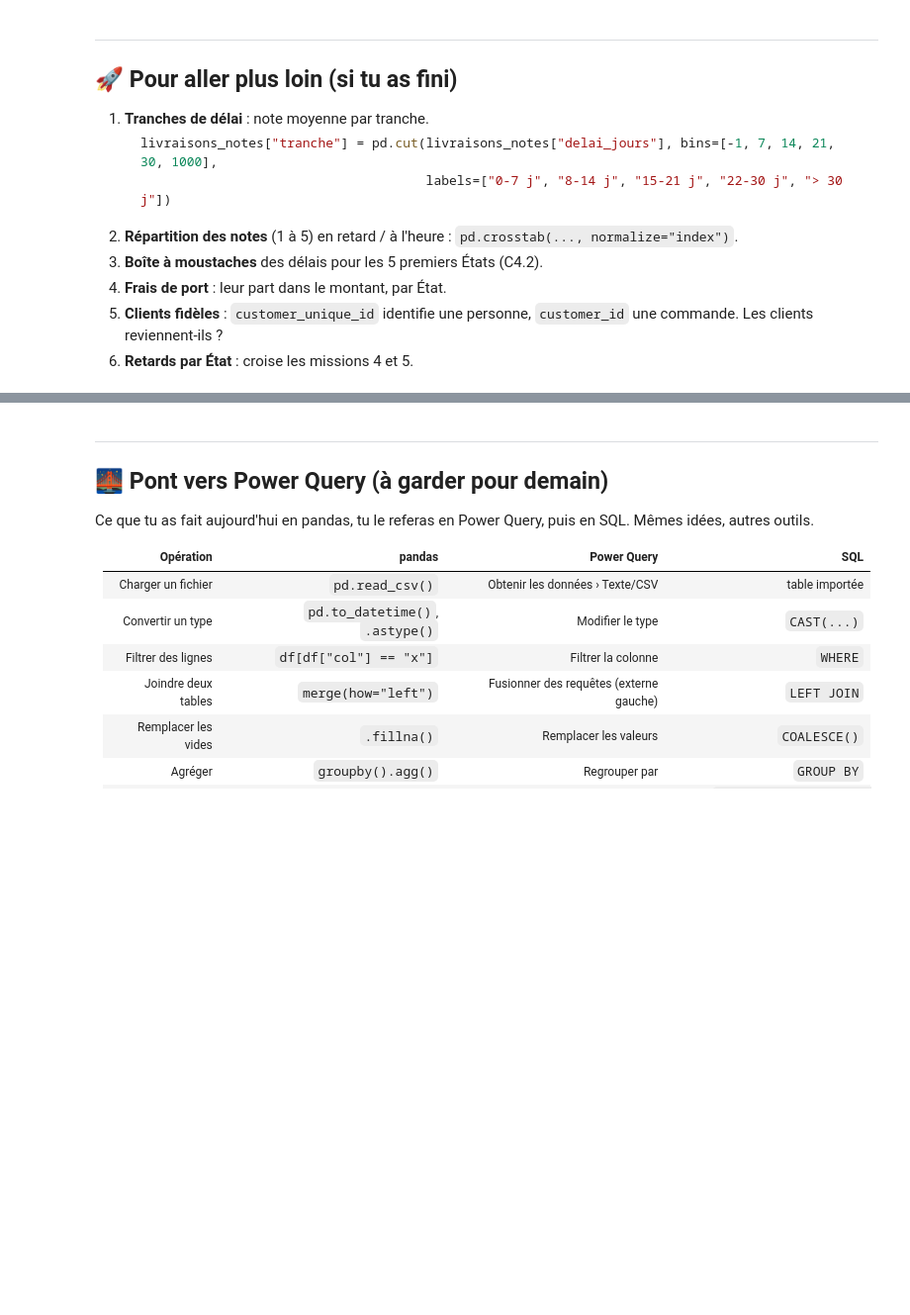
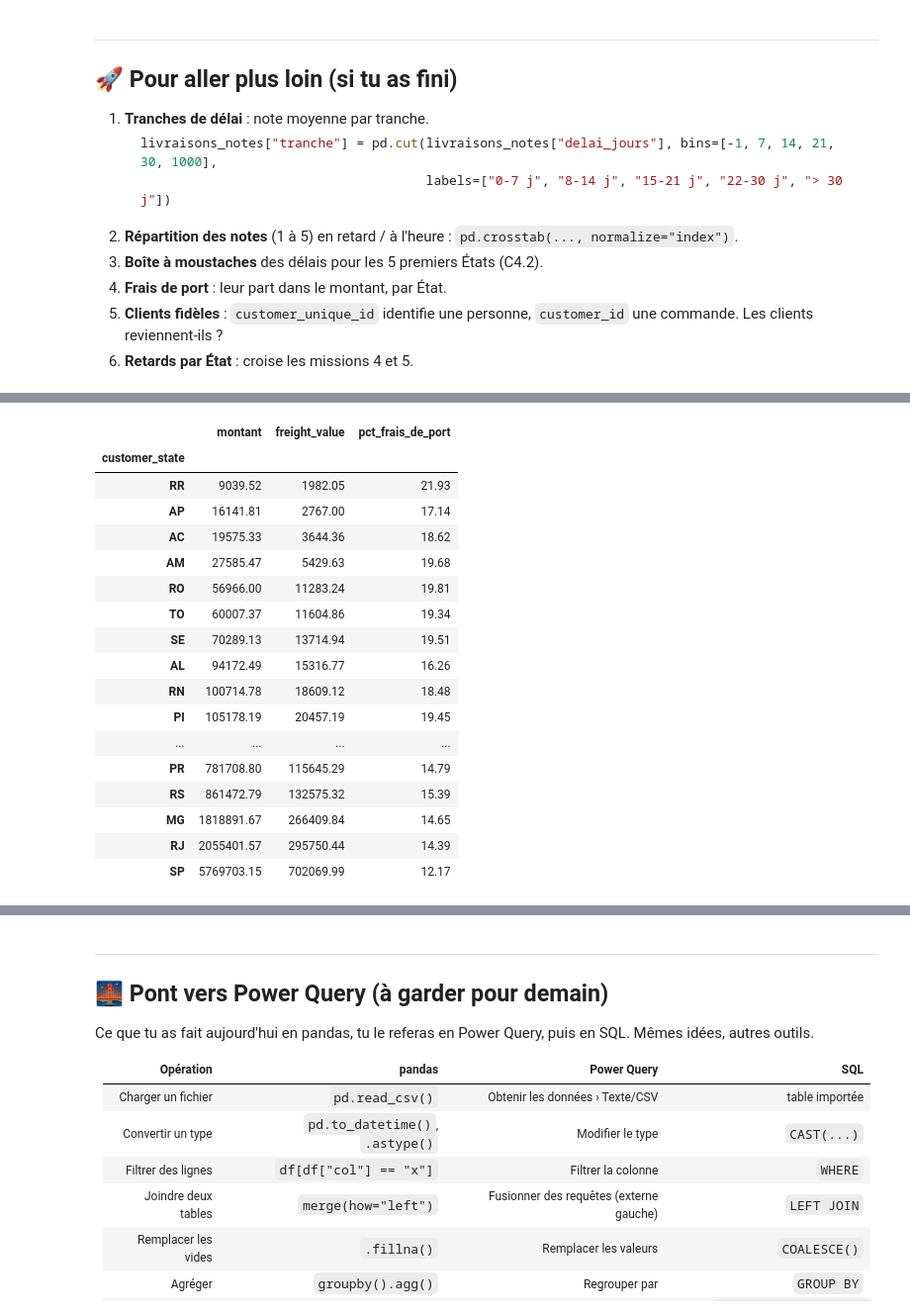
Before and after one commit to Franck-LF/Olist, a Jupyter notebook: 3_adapter_pandas_olist.ipynb, the cells around one changed output, grey strips where cells are left out. Shown at 99% size. Drawn from its saved outputs; the diff is of its cells as text; code cells hidden in the pictures; blank space fills up the shorter version.

```diff
--- a/3_adapter_pandas_olist.ipynb
+++ b/3_adapter_pandas_olist.ipynb
@@ -829,0 +921,26 @@ Les avantages :
+# %%
+# 4. Frais de port : Leur part dans le montant par état
+pct_frais_de_port = ventes.groupby('customer_state')[['montant', 'freight_value']].sum().sort_values(by='montant')
+
+# Ajout de la colonne de porucentages
+pct_frais_de_port['pct_frais_de_port'] = (100 * pct_frais_de_port['freight_value'] / pct_frais_de_port['montant']).round(2)
+pct_frais_de_port
+# %% [output]
+|  | montant | freight_value | pct_frais_de_port |
+| customer_state |  |  |  |
+| RR | 9039.52 | 1982.05 | 21.93 |
+| AP | 16141.81 | 2767.00 | 17.14 |
+| AC | 19575.33 | 3644.36 | 18.62 |
+| AM | 27585.47 | 5429.63 | 19.68 |
+| RO | 56966.00 | 11283.24 | 19.81 |
+| TO | 60007.37 | 11604.86 | 19.34 |
+| SE | 70289.13 | 13714.94 | 19.51 |
+| AL | 94172.49 | 15316.77 | 16.26 |
+| RN | 100714.78 | 18609.12 | 18.48 |
+| PI | 105178.19 | 20457.19 | 19.45 |
+| ... | ... | ... | ... |
+| PR | 781708.80 | 115645.29 | 14.79 |
+| RS | 861472.79 | 132575.32 | 15.39 |
+| MG | 1818891.67 | 266409.84 | 14.65 |
+| RJ | 2055401.57 | 295750.44 | 14.39 |
+| SP | 5769703.15 | 702069.99 | 12.17 |
```
Also changed, not shown: parts of 12 cells of this notebook.
